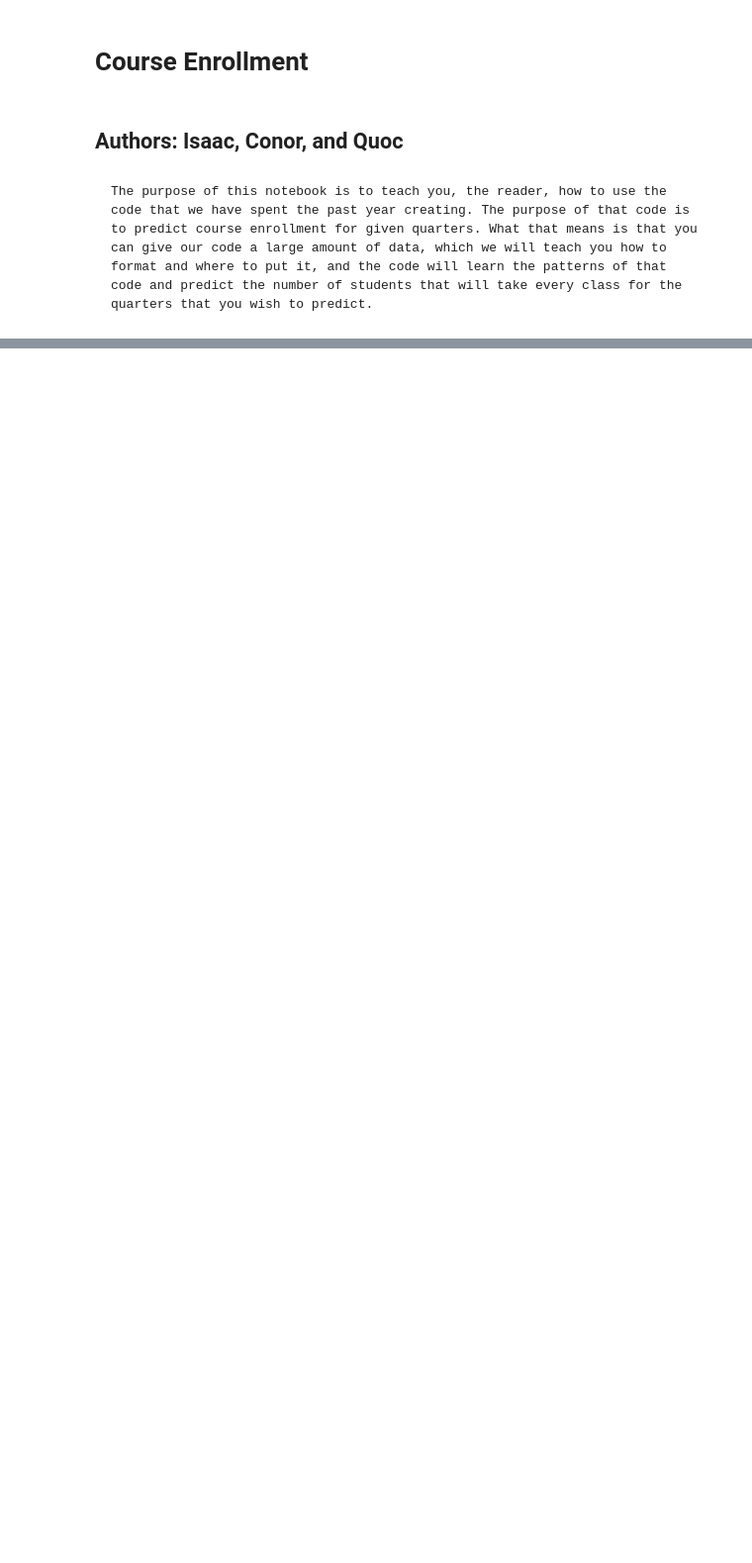
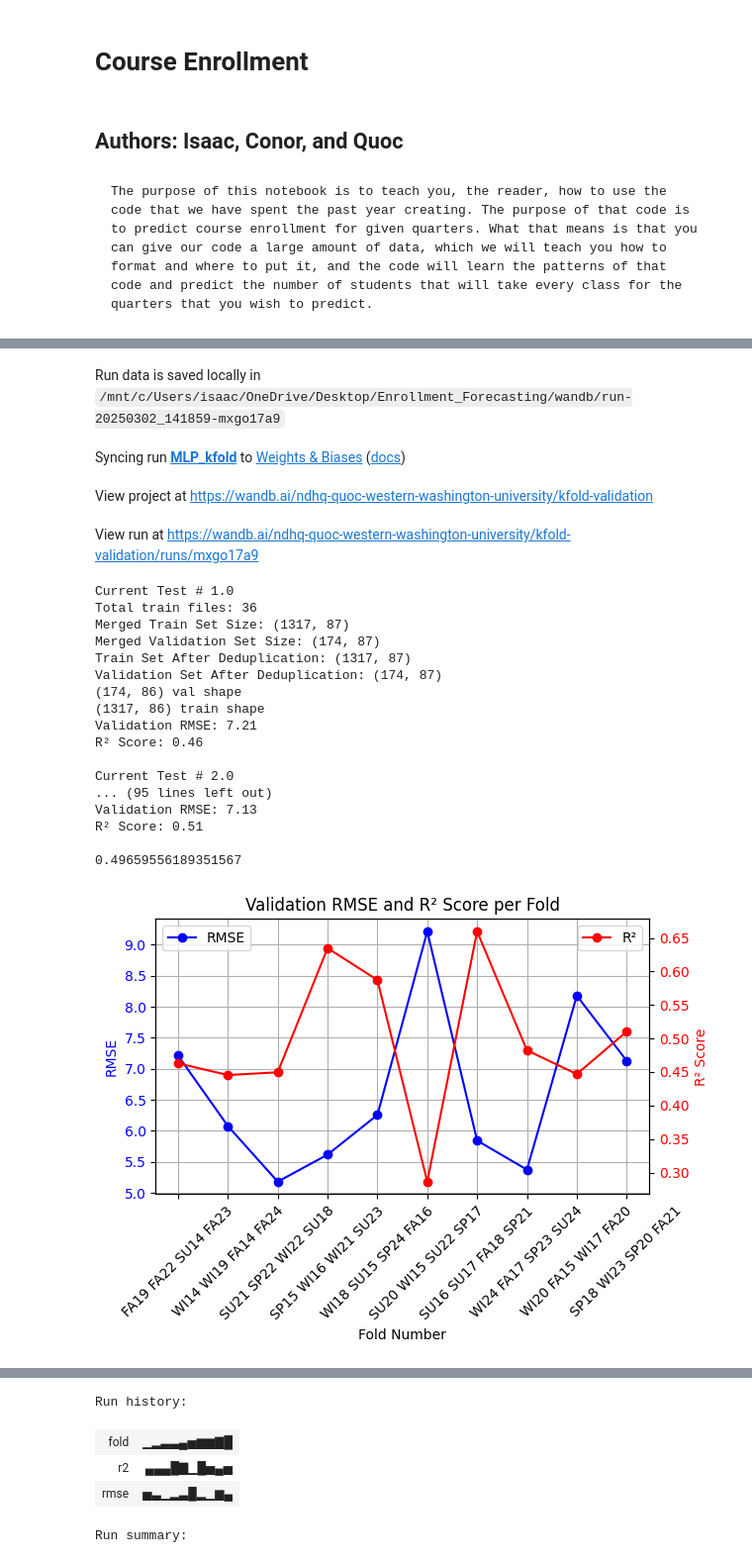
Before and after one commit to jennings-isaac/Enrollment_Forecasting, a Jupyter notebook: Client_Tutorial.ipynb, the cells around one changed output, grey strips where cells are left out. Shown: that part at 99% size. Saved outputs shown, nothing was run; the diff lists cells and outputs as text; code cells hidden in the pictures; blank space fills up the shorter version.

Commit message:
Added kfold to notebook

```diff
--- a/Client_Tutorial.ipynb
+++ b/Client_Tutorial.ipynb
@@ -31 +42,16 @@ Curate.main()
 CreateData.main()
+# %%
+# Using various searching algorithms, we have found that the below model is one of our best models
+model = MLPRegressor(
+    hidden_layer_sizes=(100,),
+    activation='tanh',
+    solver='adam',
+    learning_rate='adaptive',
+    max_iter=500,
+    alpha=0.0001,
+    verbose=False
+)
+
+
+kfold.main(model)
+# %% [output]
@@ -31,0 +59,22 @@ CreateData.main()
+Run data is saved locally in /mnt/c/Users/isaac/OneDrive/Desktop/Enrollment_Forecasting/wandb/run-20250302_141859-mxgo17a9
+Syncing run MLP_kfold to Weights & Biases (docs)
+View project at https://wandb.ai/ndhq-quoc-western-washington-university/kfold-validation
+View run at https://wandb.ai/ndhq-quoc-western-washington-university/kfold-validation/runs/mxgo17a9
+Current Test # 1.0
+Total train files: 36
+Merged Train Set Size: (1317, 87)
+Merged Validation Set Size: (174, 87)
+Train Set After Deduplication: (1317, 87)
+Validation Set After Deduplication: (174, 87)
+(174, 86) val shape
+(1317, 86) train shape
+Validation RMSE: 7.21
+R² Score: 0.46
+
+Current Test # 2.0
+... (95 lines left out)
+Validation RMSE: 7.13
+R² Score: 0.51
+
+0.49659556189351567
+[figure, added]
@@ -31,0 +82,5 @@ CreateData.main()
+Run history:
+| fold | ▁▂▃▃▄▅▆▆▇█ |
+| r2 | ▄▄▄█▇▁█▅▄▅ |
+| rmse | ▅▃▁▂▃█▂▁▆▄ |
+Run summary:
```
Also changed, not shown: parts of 3 cells of this notebook, 42 other files.
